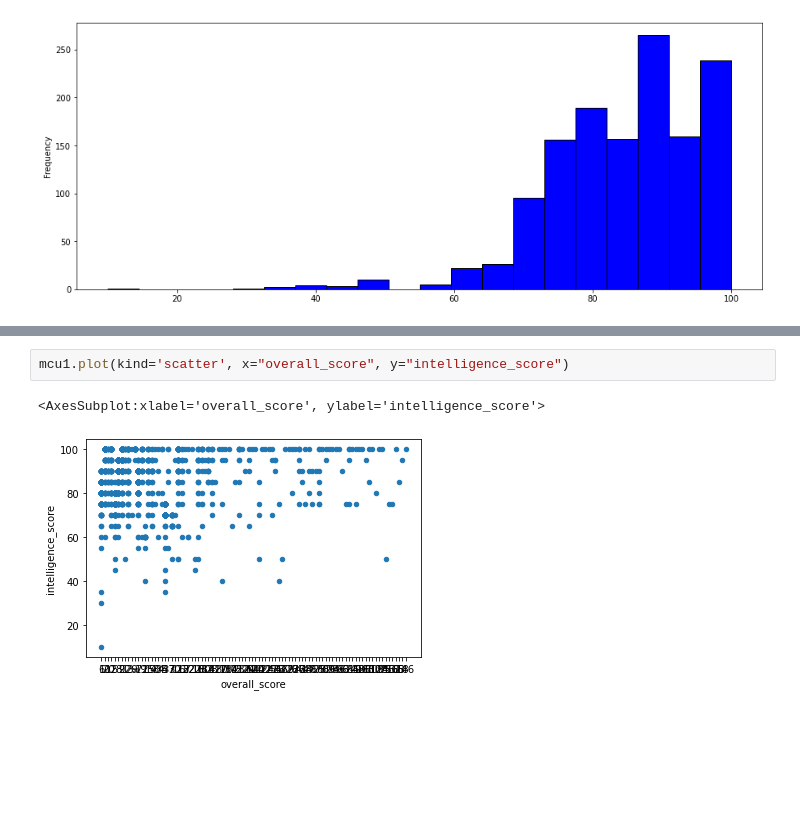
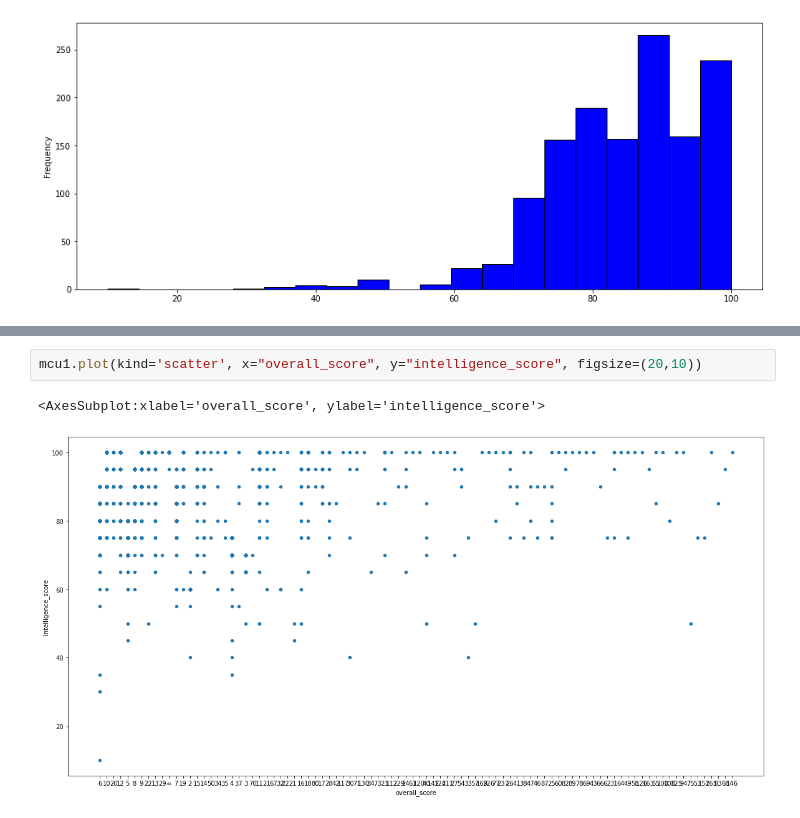
Before and after one commit to data301-2021-winter1/project-group04-project, a Jupyter notebook: notebooks/analysis1.ipynb, the cells around one changed output, grey strips where cells are left out. Drawn from its saved outputs; the diff is of its cells as text; blank space fills up the shorter version.

```diff
--- a/notebooks/analysis1.ipynb
+++ b/notebooks/analysis1.ipynb
@@ -317,5 +322,5 @@ mcu1.plot(kind='scatter', x="overall_score", y="strength_score")
 # %%
-mcu1.plot(kind='scatter', x="overall_score", y="intelligence_score")
+mcu1.plot(kind='scatter', x="overall_score", y="intelligence_score", figsize=(20,10))
 # %% [output]
 <AxesSubplot:xlabel='overall_score', ylabel='intelligence_score'>
-[figure, old version]
+[figure, new version]
```
Also changed, not shown: parts of 15 cells of this notebook.
